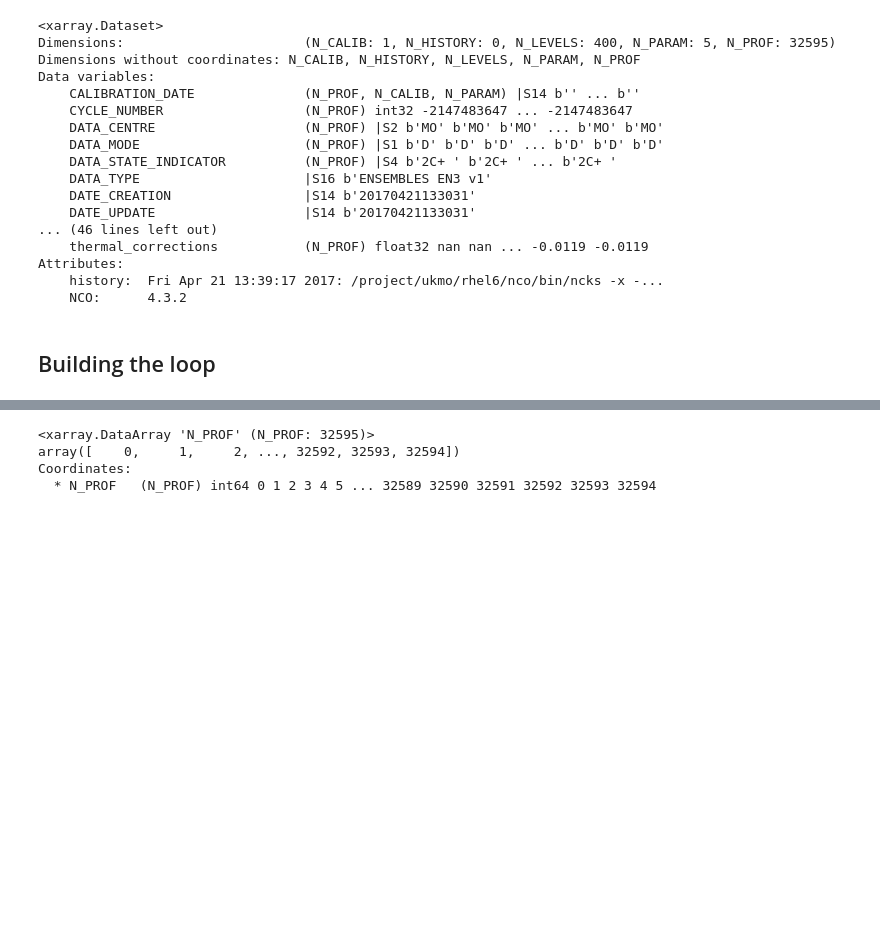
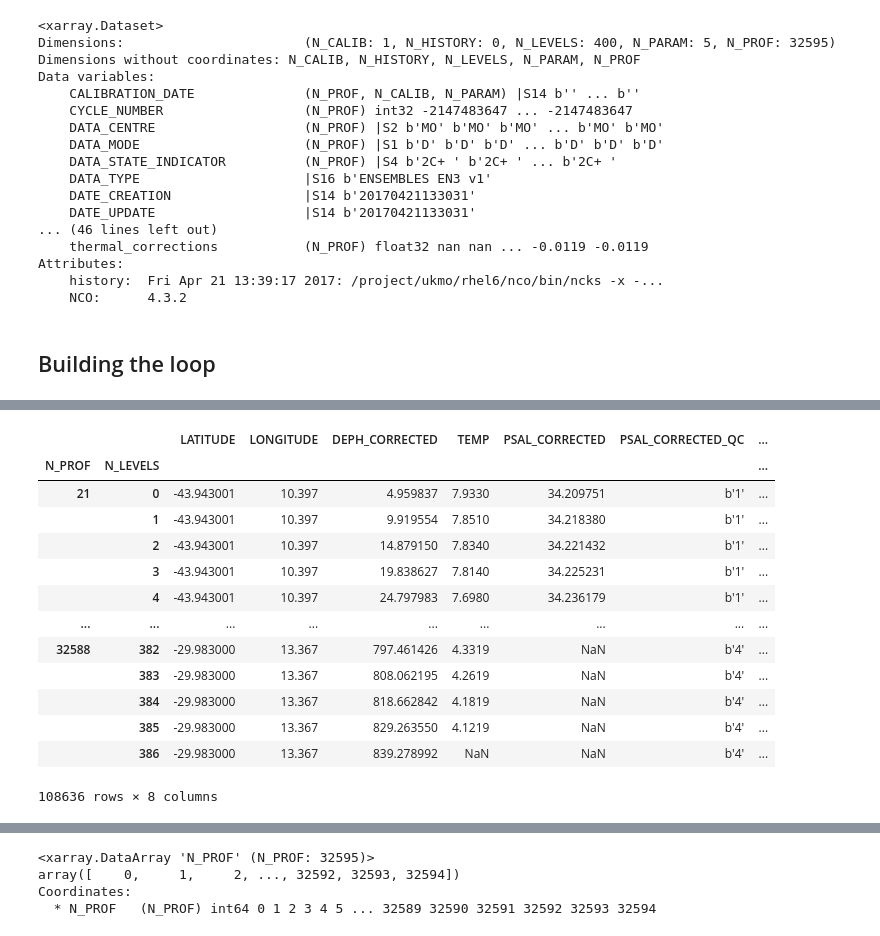
Before and after one commit to HarryLuyt/paper1_scripts, a Jupyter notebook: Scripts/EN4_profiles_preprocessing.ipynb, the cells around one changed output, grey strips where cells are left out. Saved outputs shown, nothing was run; the diff lists cells and outputs as text; code cells hidden in the pictures; blank space fills up the shorter version.

```diff
--- a/Scripts/EN4_profiles_preprocessing.ipynb
+++ b/Scripts/EN4_profiles_preprocessing.ipynb
@@ -184,0 +247,19 @@ for filename in profile_files:
+# %%
+file_metadata.loc[file_metadata['PSAL_CORRECTED_QC'] == b'4', 'PSAL_CORRECTED'] = np.nan
+file_metadata.loc[file_metadata['POTM_CORRECTED_QC'] == b'4', 'TEMP'] = np.nan
+file_metadata
+# %% [output]
+|  |  | LATITUDE | LONGITUDE | DEPH_CORRECTED | TEMP | PSAL_CORRECTED | PSAL_CORRECTED_QC | ... |
+| N_PROF | N_LEVELS |  |  |  |  |  |  | ... |
+| 21 | 0 | -43.943001 | 10.397 | 4.959837 | 7.9330 | 34.209751 | b'1' | ... |
+|  | 1 | -43.943001 | 10.397 | 9.919554 | 7.8510 | 34.218380 | b'1' | ... |
+|  | 2 | -43.943001 | 10.397 | 14.879150 | 7.8340 | 34.221432 | b'1' | ... |
+|  | 3 | -43.943001 | 10.397 | 19.838627 | 7.8140 | 34.225231 | b'1' | ... |
+|  | 4 | -43.943001 | 10.397 | 24.797983 | 7.6980 | 34.236179 | b'1' | ... |
+| ... | ... | ... | ... | ... | ... | ... | ... | ... |
+| 32588 | 382 | -29.983000 | 13.367 | 797.461426 | 4.3319 | NaN | b'4' | ... |
+|  | 383 | -29.983000 | 13.367 | 808.062195 | 4.2619 | NaN | b'4' | ... |
+|  | 384 | -29.983000 | 13.367 | 818.662842 | 4.1819 | NaN | b'4' | ... |
+|  | 385 | -29.983000 | 13.367 | 829.263550 | 4.1219 | NaN | b'4' | ... |
+|  | 386 | -29.983000 | 13.367 | 839.278992 | NaN | NaN | b'4' | ... |
+108636 rows × 8 columns
```
Also changed, not shown: parts of 8 cells of this notebook.
